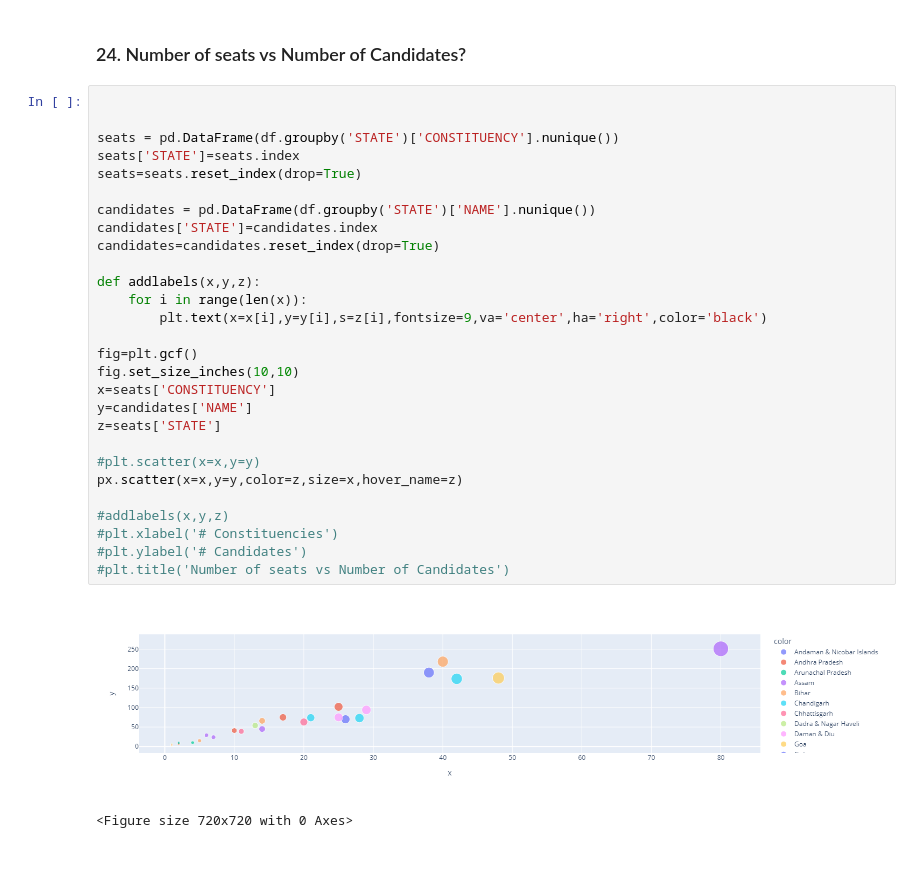
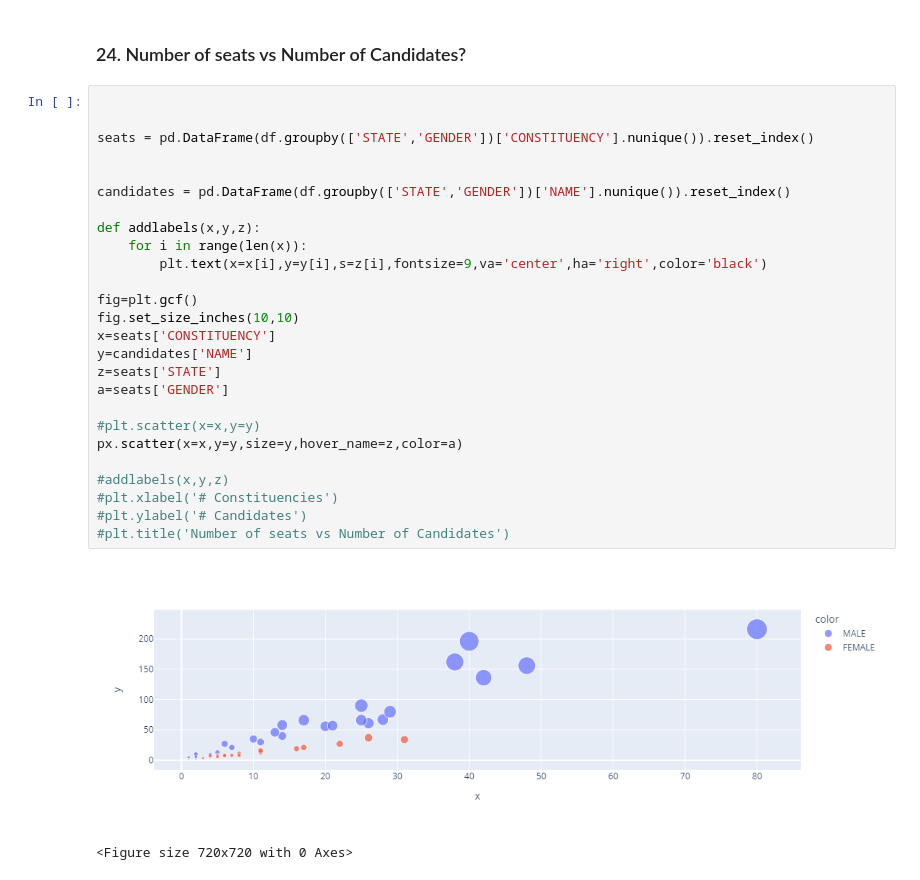
Before and after one commit to anuj3101/Atom, a Jupyter notebook: Indian_elections_2019.ipynb, the cells around one changed output. Saved outputs shown, nothing was run; the diff lists cells and outputs as text.

```diff
--- a/Indian_elections_2019.ipynb
+++ b/Indian_elections_2019.ipynb
@@ -259,31 +502,29 @@ criminal_c = q1.groupby()
 # %%
 
 
-seats = pd.DataFrame(df.groupby('STATE')['CONSTITUENCY'].nunique())
-seats['STATE']=seats.index
-seats=seats.reset_index(drop=True)
+seats = pd.DataFrame(df.groupby(['STATE','GENDER'])['CONSTITUENCY'].nunique()).reset_index()
 
-candidates = pd.DataFrame(df.groupby('STATE')['NAME'].nunique())
-candidates['STATE']=candidates.index
-candidates=candidates.reset_index(drop=True)
+
+candidates = pd.DataFrame(df.groupby(['STATE','GENDER'])['NAME'].nunique()).reset_index()
 
 def addlabels(x,y,z):
     for i in range(len(x)):
         plt.text(x=x[i],y=y[i],s=z[i],fontsize=9,va='center',ha='right',color='black')
 
 fig=plt.gcf()
 fig.set_size_inches(10,10)
 x=seats['CONSTITUENCY']
 y=candidates['NAME']
 z=seats['STATE']
+a=seats['GENDER']
 
 #plt.scatter(x=x,y=y)
-px.scatter(x=x,y=y,color=z,size=x,hover_name=z)
+px.scatter(x=x,y=y,size=y,hover_name=z,color=a)
 
 #addlabels(x,y,z)
 #plt.xlabel('# Constituencies')
 #plt.ylabel('# Candidates')
 #plt.title('Number of seats vs Number of Candidates')
 # %% [output]
-[figure, old version]
+[figure, new version]
 <Figure size 720x720 with 0 Axes>
```
Also changed, not shown: parts of 21 cells of this notebook.
